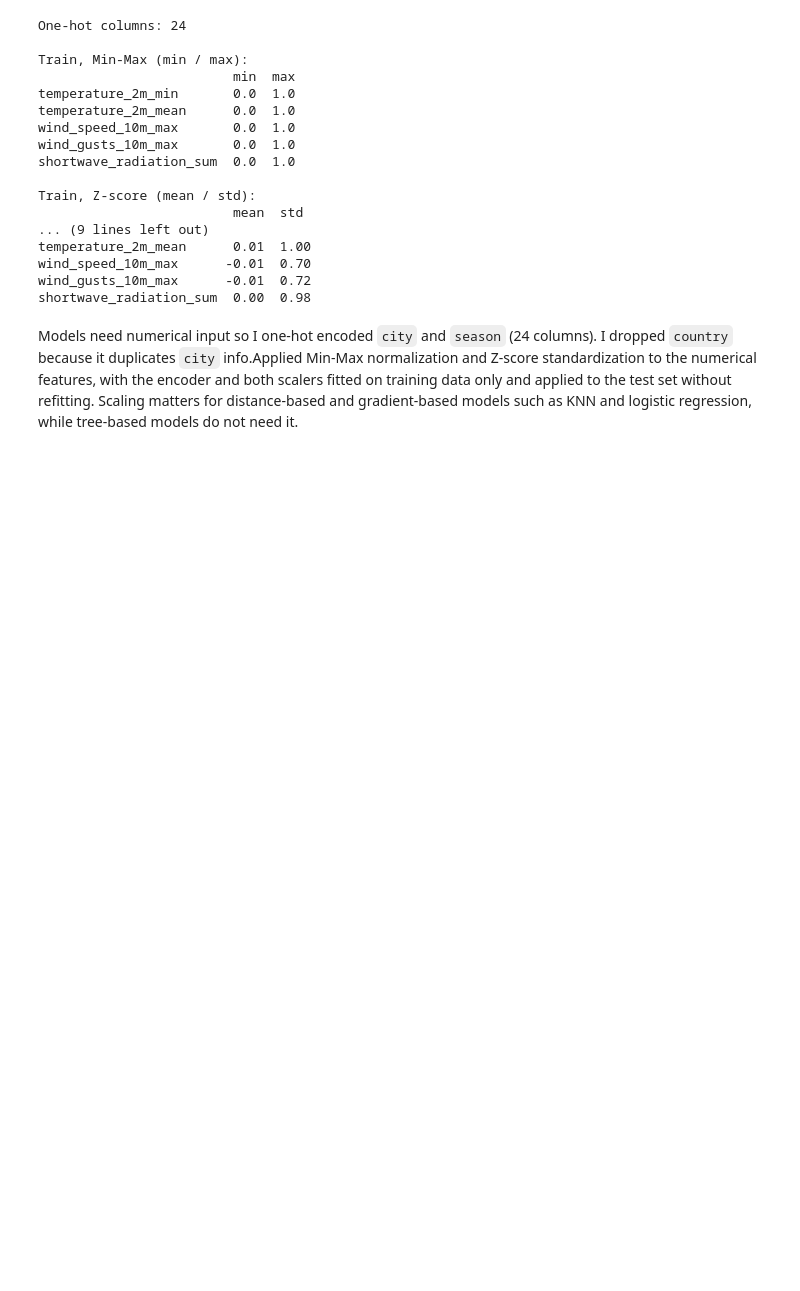
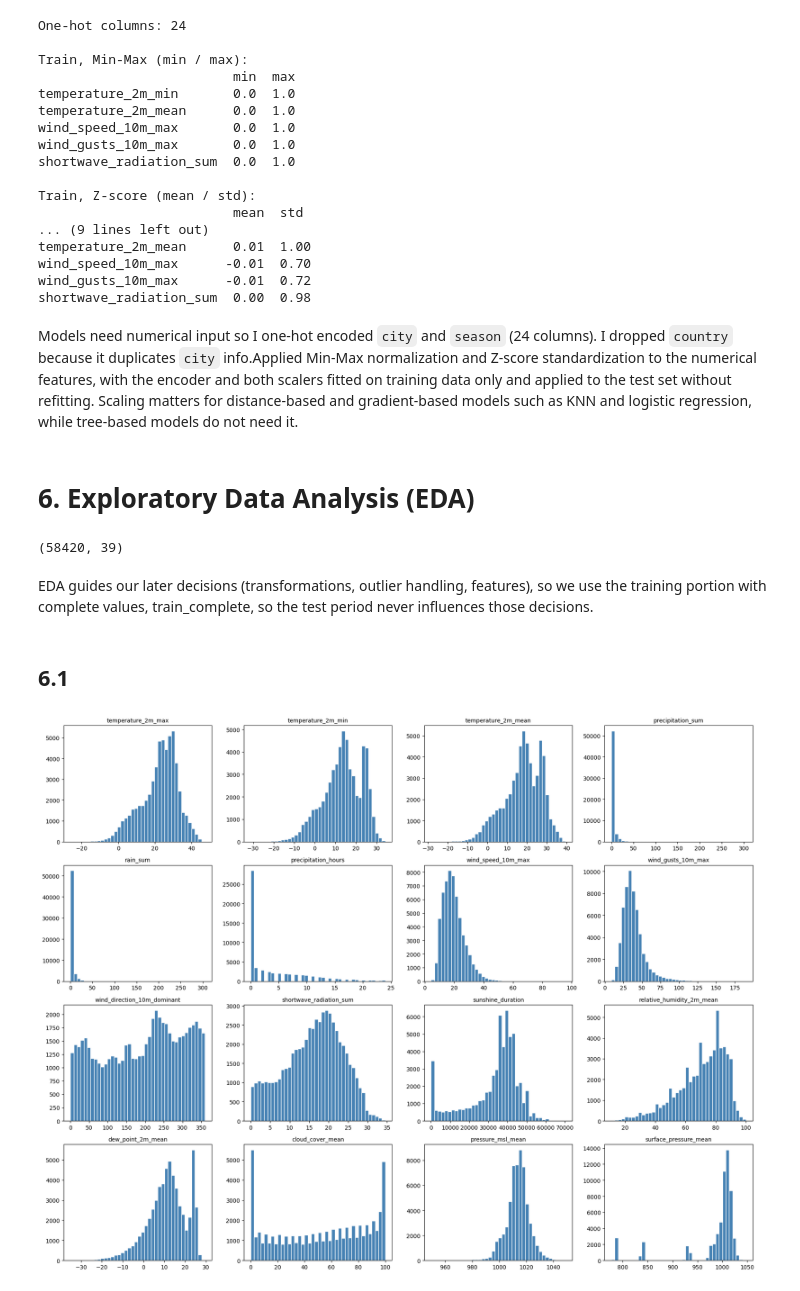
Before and after one commit to MuhammadRayan07/Weather-Analysis, a Jupyter notebook: notebooks/02_Analysis_Modeling.ipynb, the cells around one changed output. Saved outputs shown, nothing was run; the diff lists cells and outputs as text; code cells hidden in the pictures; blank space fills up the shorter version.

Commit message:
Completed section 6 , exploratory data analysis

```diff
--- a/notebooks/02_Analysis_Modeling.ipynb
+++ b/notebooks/02_Analysis_Modeling.ipynb
@@ -496,3 +496,37 @@ wind_gusts_10m_max      -0.01  0.72
 shortwave_radiation_sum  0.00  0.98
 # %% [markdown]
 Models need numerical input so I one-hot encoded `city` and `season` (24 columns). I dropped `country` because it duplicates `city` info.Applied Min-Max normalization and Z-score standardization to the numerical features, with the encoder and both scalers fitted on training data only and applied to the test set without refitting. Scaling matters for distance-based and gradient-based models such as KNN and logistic regression, while tree-based models do not need it.
+# %% [markdown]
+# 6. Exploratory Data Analysis (EDA)
+# %%
+eda = train_complete.copy()
+eda["year"] = eda["date"].dt.year
+eda["month"] = eda["date"].dt.month
+north = {12:"Winter",1:"Winter",2:"Winter",3:"Spring",4:"Spring",5:"Spring",
+         6:"Summer",7:"Summer",8:"Summer",9:"Autumn",10:"Autumn",11:"Autumn"}
+eda["season"] = np.where(eda["latitude"] >= 0,
+                         eda["month"].map(north),
+                         ((eda["month"] + 5) % 12 + 1).map(north))
+print(eda.shape)
+# %% [output]
+(58420, 39)
+# %% [markdown]
+EDA guides our later decisions (transformations, outlier handling, features), so we use the training portion with complete values, train_complete, so the test period never influences those decisions.
+# %% [markdown]
+## 6.1
+# %%
+hist_cols = ["temperature_2m_max", "temperature_2m_min", "temperature_2m_mean",
+             "precipitation_sum", "rain_sum", "precipitation_hours",
+             "wind_speed_10m_max", "wind_gusts_10m_max", "wind_direction_10m_dominant",
+             "shortwave_radiation_sum", "sunshine_duration", "relative_humidity_2m_mean",
+             "dew_point_2m_mean", "cloud_cover_mean", "pressure_msl_mean",
+             "surface_pressure_mean"]
+
+fig, axes = plt.subplots(4, 4, figsize=(18, 14))
+for ax, col in zip(axes.flat, hist_cols):
+    ax.hist(eda[col], bins=40, color="steelblue", edgecolor="white")
+    ax.set_title(col, fontsize=10)
+plt.tight_layout()
+plt.show()
+# %% [output]
+[figure, added]
```
Also changed, not shown: parts of 19 cells of this notebook.
